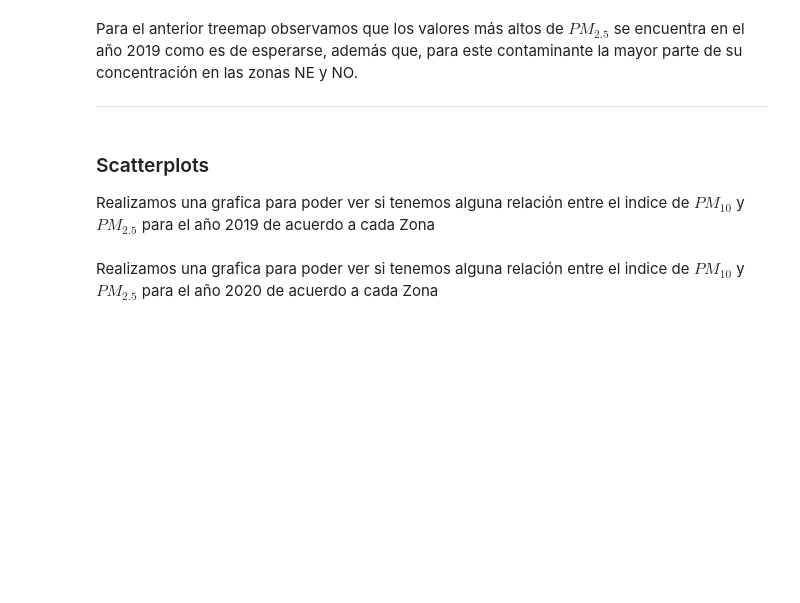
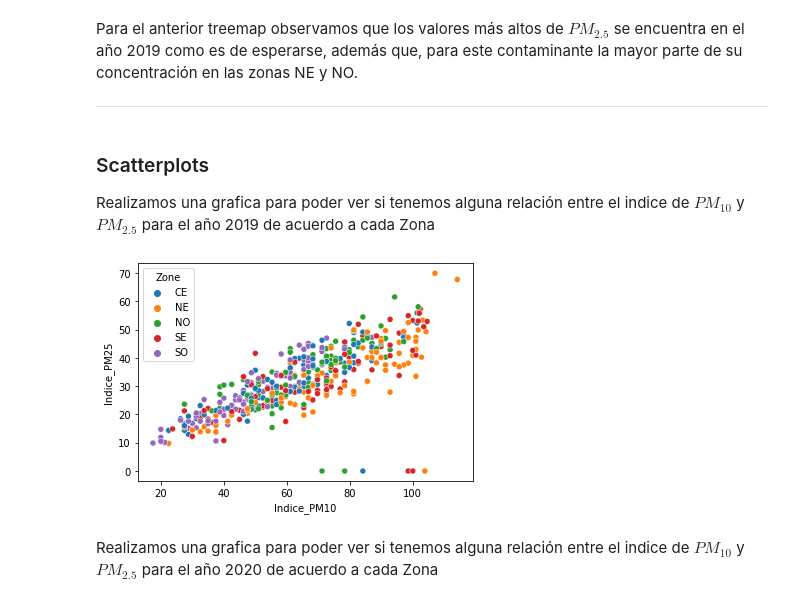
Before and after one commit to IrvingC48/BeduFase3-Proyecto_python, a Jupyter notebook: Procesos/6_Visualizacion_Avanzada.ipynb, the cells around one changed output. Saved outputs shown, nothing was run; the diff lists cells and outputs as text; code cells hidden in the pictures; blank space fills up the shorter version.

```diff
--- a/Procesos/6_Visualizacion_Avanzada.ipynb
+++ b/Procesos/6_Visualizacion_Avanzada.ipynb
@@ -78,9 +77,9 @@ Para el anterior treemap observamos que los valores más altos de $PM_{2.5}$ se
 Realizamos una grafica para poder ver si tenemos alguna relación entre el indice de $PM_{10}$ y $PM_{2.5}$ para el año 2019 de acuerdo a cada Zona
 # %%
 df_2019 = df[df["Year"] == 2019]
-fig = px.scatter(df_2019, x="Indice_PM10", y="Indice_PM25",
-                 color="Zone")
-fig.show()
+sns.scatterplot(data=df_2019, x="Indice_PM10", y="Indice_PM25", hue='Zone');
+# %% [output]
+[figure, added]
 # %% [markdown]
 Realizamos una grafica para poder ver si tenemos alguna relación entre el indice de $PM_{10}$ y $PM_{2.5}$ para el año 2020 de acuerdo a cada Zona
 # %%
```
Also changed, not shown: parts of 5 cells of this notebook.
